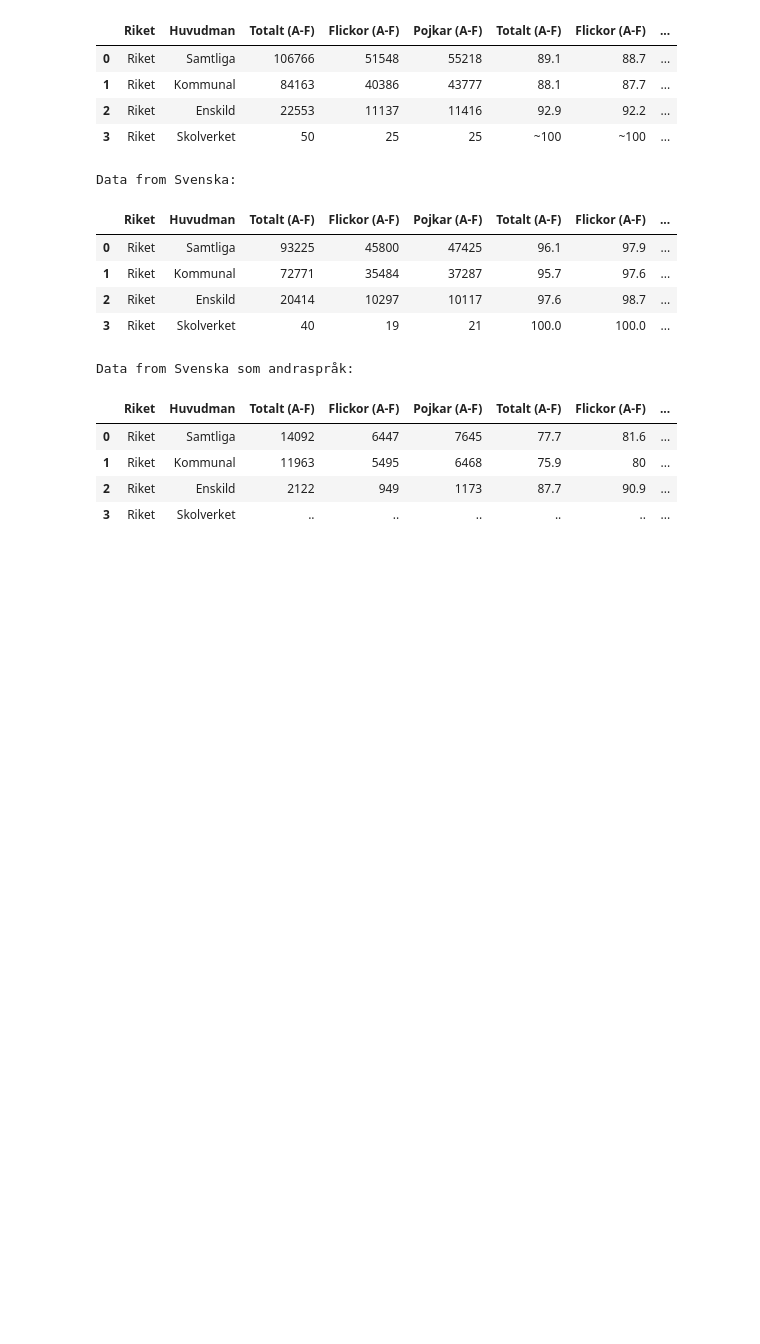
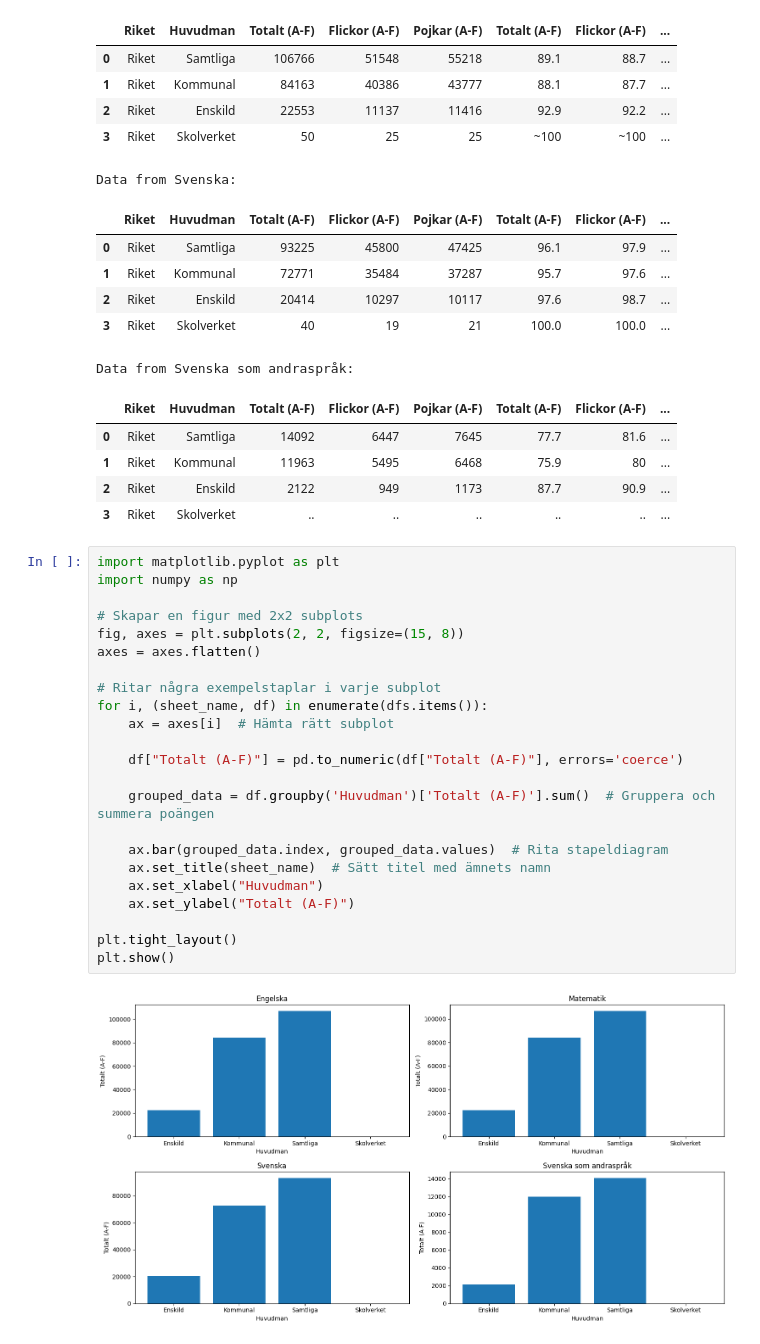
Before and after one commit to richardnorrman/lab_2_pandas_and_data_processing, a Jupyter notebook: main.ipynb, the cells around one changed output. Cells and saved outputs as stored; diff of their text form; blank space fills up the shorter version.

```diff
--- a/main.ipynb
+++ b/main.ipynb
@@ -42,3 +42,28 @@ Data from Svenska som andraspråk:
 | 1 | Riket | Kommunal | 11963 | 5495 | 6468 | 75.9 | 80 | ... |
 | 2 | Riket | Enskild | 2122 | 949 | 1173 | 87.7 | 90.9 | ... |
 | 3 | Riket | Skolverket | .. | .. | .. | .. | .. | ... |
+# %%
+import matplotlib.pyplot as plt
+import numpy as np
+
+# Skapar en figur med 2x2 subplots
+fig, axes = plt.subplots(2, 2, figsize=(15, 8))
+axes = axes.flatten()
+
+# Ritar några exempelstaplar i varje subplot
+for i, (sheet_name, df) in enumerate(dfs.items()):
+    ax = axes[i]  # Hämta rätt subplot
+
+    df["Totalt (A-F)"] = pd.to_numeric(df["Totalt (A-F)"], errors='coerce')
+
+    grouped_data = df.groupby('Huvudman')['Totalt (A-F)'].sum()  # Gruppera och summera poängen
+
+    ax.bar(grouped_data.index, grouped_data.values)  # Rita stapeldiagram
+    ax.set_title(sheet_name)  # Sätt titel med ämnets namn
+    ax.set_xlabel("Huvudman")
+    ax.set_ylabel("Totalt (A-F)")
+
+plt.tight_layout()
+plt.show()
+# %% [output]
+[figure, added]
```
